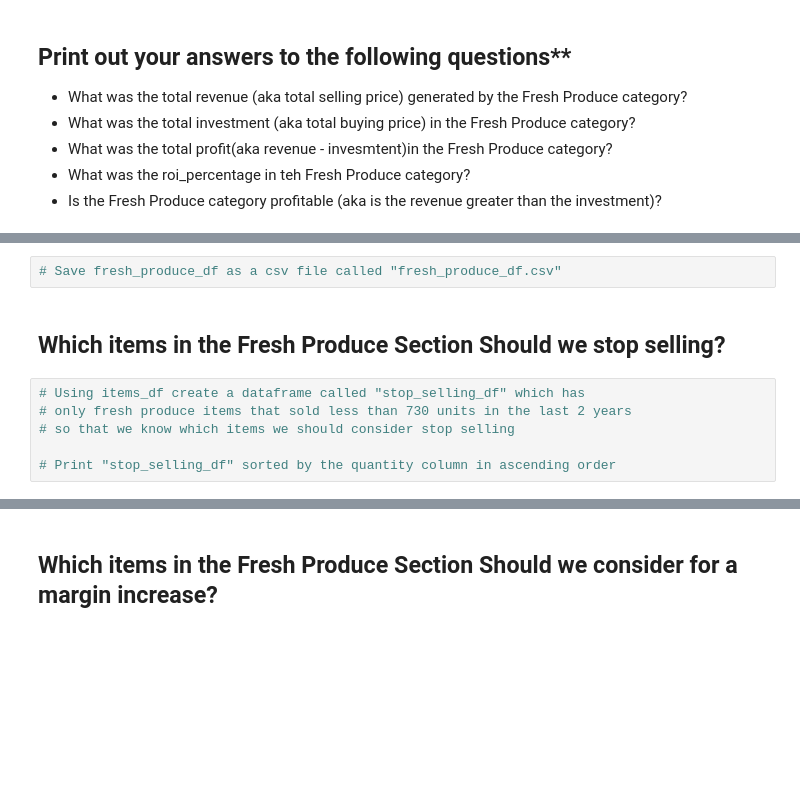
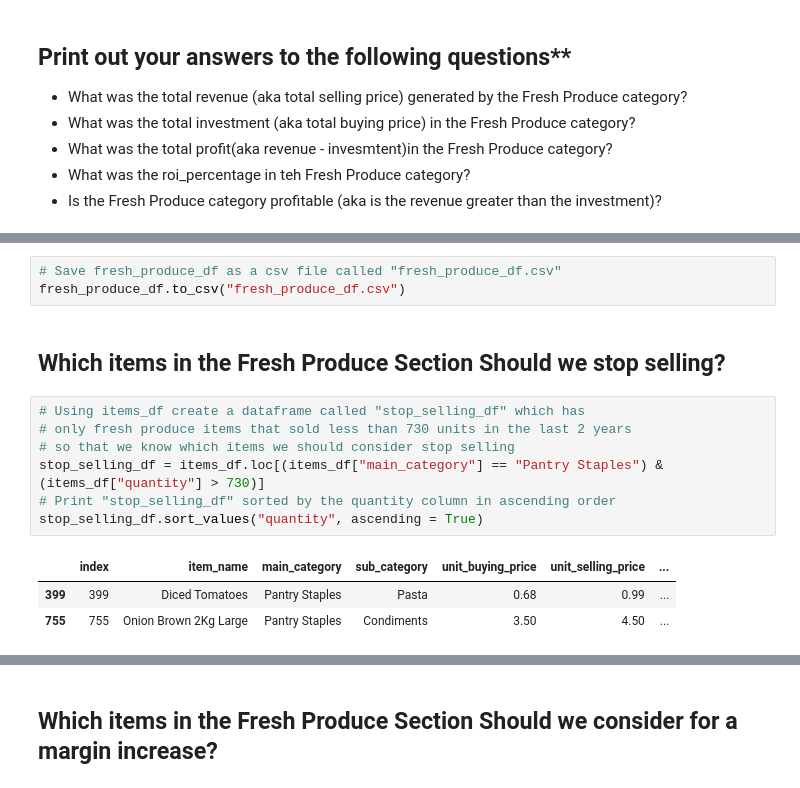
Before and after one commit to niramaykanodia/Python-mid-term, a Jupyter notebook: Australian_Grocery_Store_Python_Mid_Term_Questions.ipynb, the cells around one changed output, grey strips where cells are left out. Saved outputs shown, nothing was run; the diff lists cells and outputs as text; blank space fills up the shorter version.

```diff
--- a/Australian_Grocery_Store_Python_Mid_Term_Questions.ipynb
+++ b/Australian_Grocery_Store_Python_Mid_Term_Questions.ipynb
@@ -560,12 +578,18 @@ fresh_produce_df
 # %%
 # Save fresh_produce_df as a csv file called "fresh_produce_df.csv"
+fresh_produce_df.to_csv("fresh_produce_df.csv")
 # %% [markdown]
 ## Which items in the Fresh Produce Section Should we stop selling?
 # %%
 # Using items_df create a dataframe called "stop_selling_df" which has
 # only fresh produce items that sold less than 730 units in the last 2 years
 # so that we know which items we should consider stop selling
-
+stop_selling_df = items_df.loc[(items_df["main_category"] == "Pantry Staples") & (items_df["quantity"] > 730)]
 # Print "stop_selling_df" sorted by the quantity column in ascending order
+stop_selling_df.sort_values("quantity", ascending = True)
+# %% [output]
+|  | index | item_name | main_category | sub_category | unit_buying_price | unit_selling_price | ... |
+| 399 | 399 | Diced Tomatoes | Pantry Staples | Pasta | 0.68 | 0.99 | ... |
+| 755 | 755 | Onion Brown 2Kg Large | Pantry Staples | Condiments | 3.50 | 4.50 | ... |
 # %%
 # Save stop_selling_df as a csv file called "stop_selling_df.csv"
```
Also changed, not shown: parts of 7 cells of this notebook, 4 other files.
